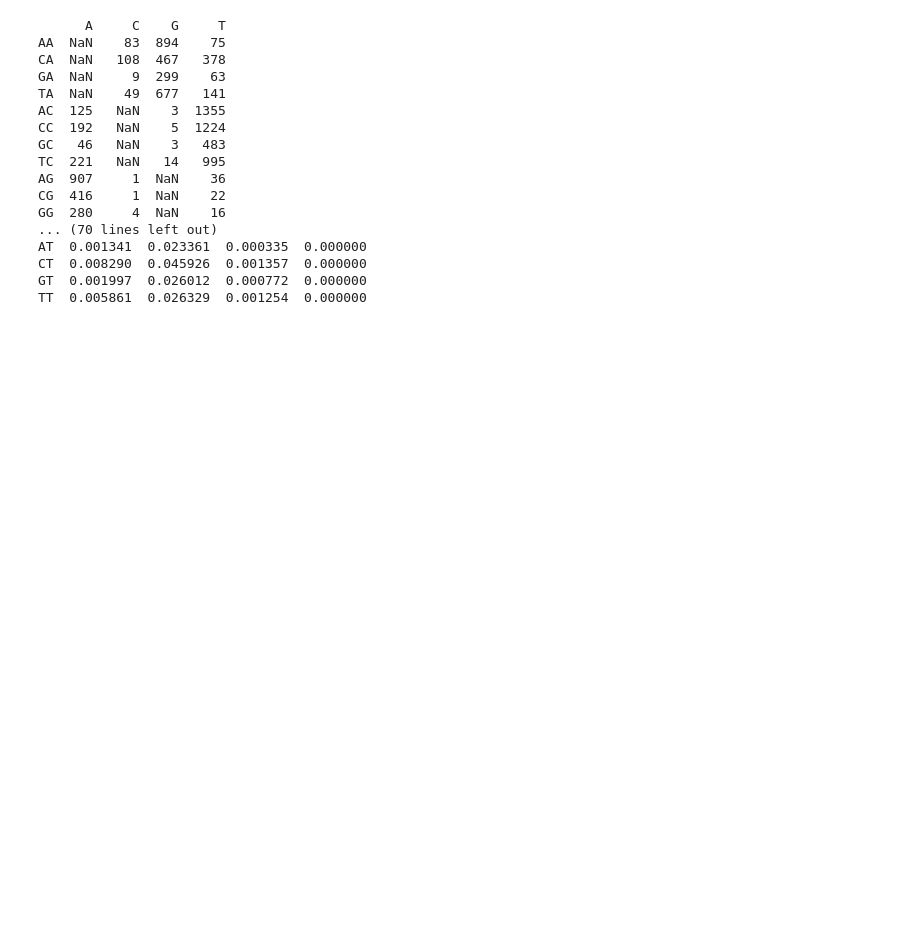
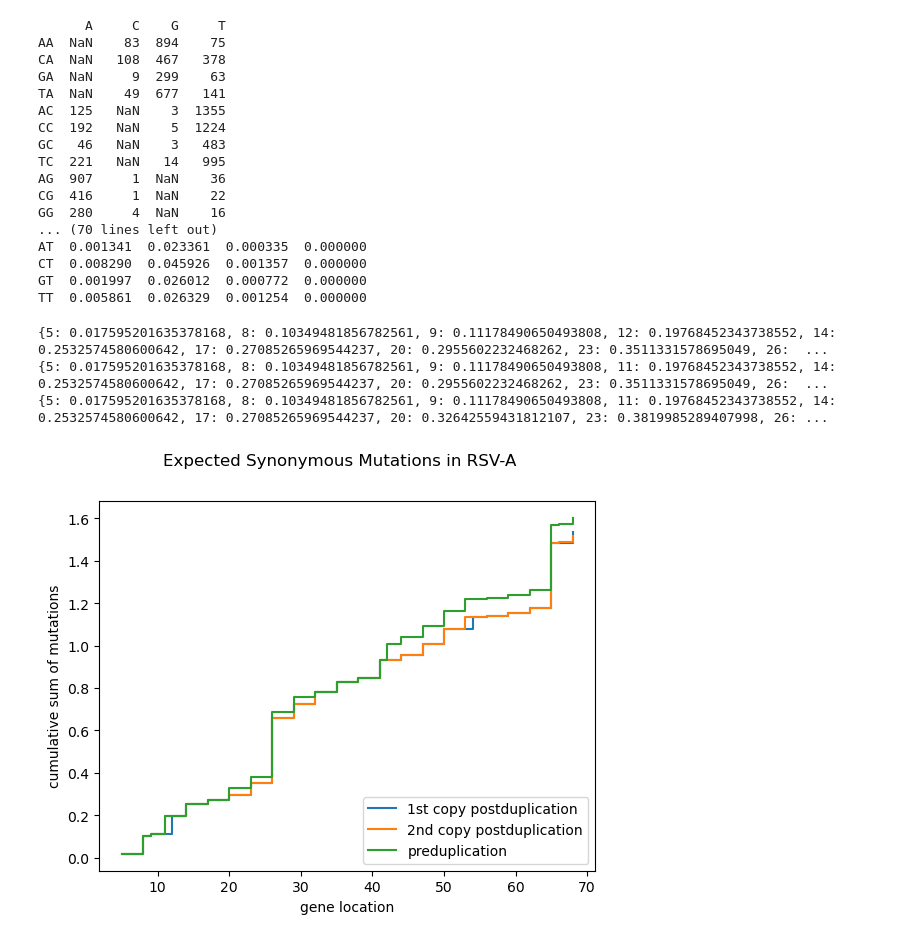
Before and after one commit to LauraU123/mutation_patterns, a Jupyter notebook: matrix.ipynb, the cells around one changed output. Saved outputs shown, nothing was run; the diff lists cells and outputs as text; code cells hidden in the pictures; blank space fills up the shorter version.

```diff
--- a/matrix.ipynb
+++ b/matrix.ipynb
@@ -431,3 +418,83 @@ AT  0.001341  0.023361  0.000335  0.000000
 CT  0.008290  0.045926  0.001357  0.000000
 GT  0.001997  0.026012  0.000772  0.000000
 TT  0.005861  0.026329  0.001254  0.000000
+# %%
+each_position = dict()
+sum_of_rows = scaled_and_normalized_dinucl.sum(axis = 1)
+
+for i, char in enumerate(post_dupl_1):
+     if i%3 == 0 and i !=0:
+          codon_plus_prev = str(post_dupl_1[i-1:i+3])
+          codon = str(post_dupl_1[i:i+3])
+          for key, entry in translations.items():
+               if codon in entry:
+                    if len(entry) == 4: each_position[i+2] = sum_of_rows[codon[1:]]
+                    if len(entry) == 2 or len(entry) == 3:
+                         sum_of_muts = 0
+                         for ele in entry: sum_of_muts += scaled_and_normalized_dinucl.at[codon[1:], ele[-1]]
+                         each_position[i+2] = sum_of_muts
+                    if len(entry) == 6:
+                         each_position[i+3] = sum_of_rows[codon[1:]]
+                         for ele in entry:
+                              if ele[0] != codon[0]:
+                                   sum_ = float(scaled_and_normalized_dinucl.at[codon_plus_prev[:2], ele[0]])
+                                   each_position[i] = sum_
+cumulative_1 = cumulative(each_position)
+each_position = dict()
+for i, char in enumerate(post_dupl_2):
+     if i%3 == 0 and i !=0:
+          codon_plus_prev = str(post_dupl_2[i-1:i+3])
+          codon = str(post_dupl_2[i:i+3])
+
+          for key, entry in translations.items():
+               if codon in entry:
+                    if len(entry) == 4: each_position[i+2] = sum_of_rows[codon[1:]]
+                    if len(entry) == 2 or len(entry) == 3:
+                         sum_of_muts = 0
+                         for ele in entry: sum_of_muts += scaled_and_normalized_dinucl.at[codon[1:], ele[-1]]
+                         each_position[i+2] = sum_of_muts
+                    if len(entry) == 6:
+                         each_position[i+2] = sum_of_rows[codon[1:]]
+                         for ele in entry:
+                              if ele[0] != codon[0]:
+                                   sum_ = float(scaled_and_normalized_dinucl.at[codon_plus_prev[:2], ele[0]])
+                                   each_position[i] = sum_
+cumulative_2 = cumulative(each_position)
+
+each_position = dict()
+for i, char in enumerate(first_predupl_sequence):
+     if i%3 == 0 and i !=0:
+          codon_plus_prev = str(first_predupl_sequence[i-1:i+3])
+          codon = str(first_predupl_sequence[i:i+3])
+          for key, entry in translations.items():
+               if codon in entry:
+                    if len(entry) == 4: each_position[i+2] = sum_of_rows[codon[1:]]
+                    if len(entry) == 2 or len(entry) == 3:
+                         sum_of_muts = 0
+                         for ele in entry: sum_of_muts += scaled_and_normalized_dinucl.at[codon[1:], ele[-1]]
+                         each_position[i+2] = sum_of_muts
+                    if len(entry) == 6:
+                         each_position[i+2] = sum_of_rows[codon[1:]]
+                         for ele in entry:
+                              if ele[0] != codon[0]:
+                                   sum_ = float(scaled_and_normalized_dinucl.at[codon_plus_prev[:2], ele[0]])
+                                   each_position[i] = sum_
+cumulative_pre = cumulative(each_position)
+
+
+print(cumulative_1)
+print(cumulative_2)
+print(cumulative_pre)
+plt.step(cumulative_1.keys(), cumulative_1.values(), label= f'1st copy postduplication', where='post')
+plt.step(cumulative_2.keys(), cumulative_2.values(), label=f'2nd copy postduplication', where='post' )
+plt.step(cumulative_pre.keys(), cumulative_pre.values(), label= f'preduplication', where='post' )
+plt.legend(loc='lower right')
+plt.suptitle('Expected Synonymous Mutations in RSV-A')
+plt.xlabel("gene location")
+plt.ylabel("cumulative sum of mutations")
+plt.savefig("expected_synonymous_with_previous.png")
+# %% [output]
+{5: 0.017595201635378168, 8: 0.10349481856782561, 9: 0.11178490650493808, 12: 0.19768452343738552, 14: 0.2532574580600642, 17: 0.27085265969544237, 20: 0.2955602232468262, 23: 0.3511331578695049, 26:  ...
+{5: 0.017595201635378168, 8: 0.10349481856782561, 9: 0.11178490650493808, 11: 0.19768452343738552, 14: 0.2532574580600642, 17: 0.27085265969544237, 20: 0.2955602232468262, 23: 0.3511331578695049, 26:  ...
+{5: 0.017595201635378168, 8: 0.10349481856782561, 9: 0.11178490650493808, 11: 0.19768452343738552, 14: 0.2532574580600642, 17: 0.27085265969544237, 20: 0.32642559431812107, 23: 0.3819985289407998, 26: ...
+[figure, added]
```
Also changed, not shown: parts of 1 cell of this notebook, 1 other file.
